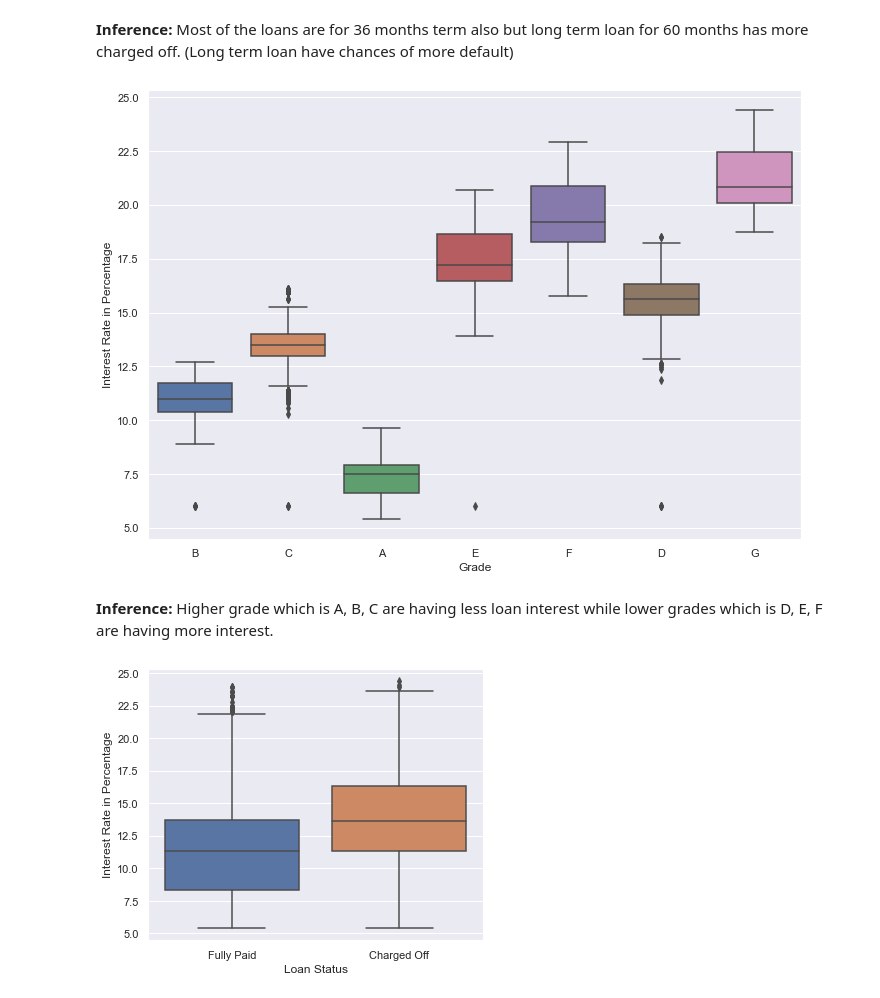
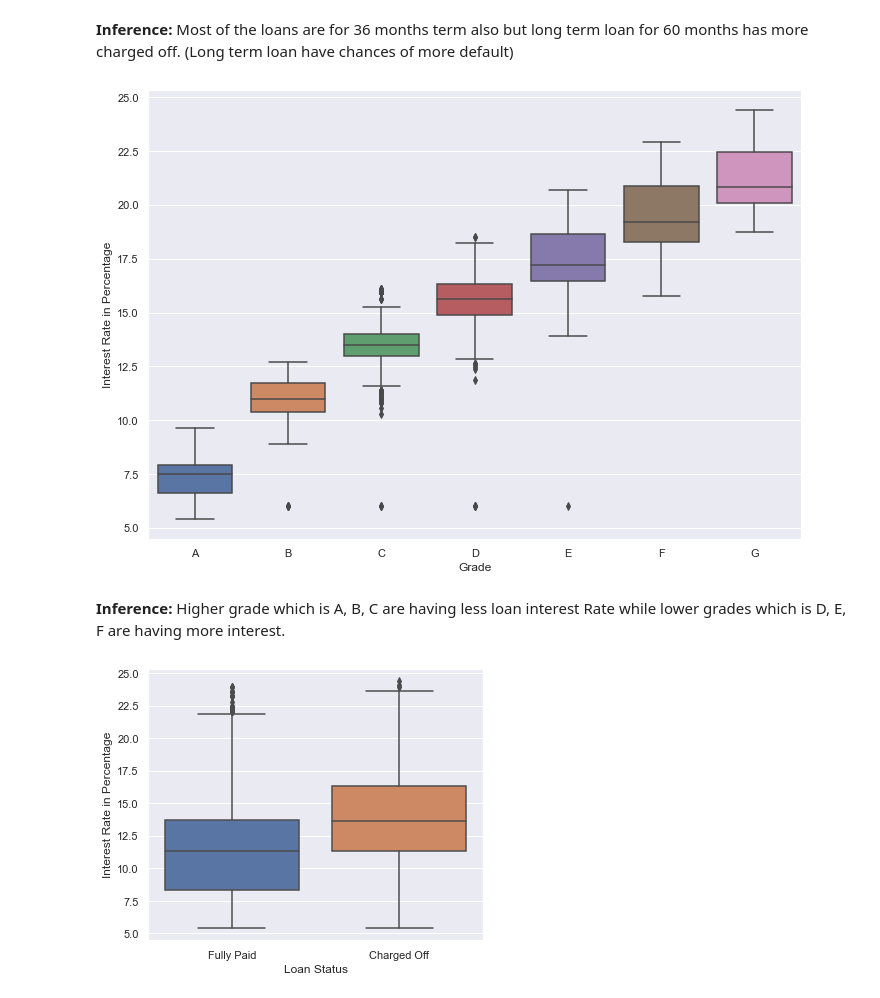
Before and after one commit to shuklavaibhav1994/Lending-Club-Case-Study, a Jupyter notebook: Vaibhav_Shukla.ipynb, the cells around one changed output. Drawn from its saved outputs; the diff is of its cells as text; code cells hidden in the pictures.

```diff
--- a/Vaibhav_Shukla.ipynb
+++ b/Vaibhav_Shukla.ipynb
@@ -580,14 +580,14 @@ plt.show()
 # %%
 #distribution of interest with respect to grade
 sns.set(rc={'figure.figsize':(11.7,8.27)})
-sns.boxplot(y=df.int_rate, x=df.grade)
+sns.boxplot(y=df.int_rate, x=df.grade, order = sorted(df['grade'].unique()))
 plt.ylabel('Interest Rate in Percentage')
 plt.xlabel('Grade')
 plt.show()
 # %% [output]
-[figure, old version]
+[figure, new version]
 # %% [markdown]
-**Inference:** Higher grade which is A, B, C are having less loan interest while lower grades which is D, E, F are having more interest.
+**Inference:** Higher grade which is A, B, C are having less loan interest Rate while lower grades which is D, E, F are having more interest.
 # %%
 #impact of interest rate on loan status
 sns.set(rc={'figure.figsize':(6,5)})
```
Also changed, not shown: parts of 3 cells of this notebook.
